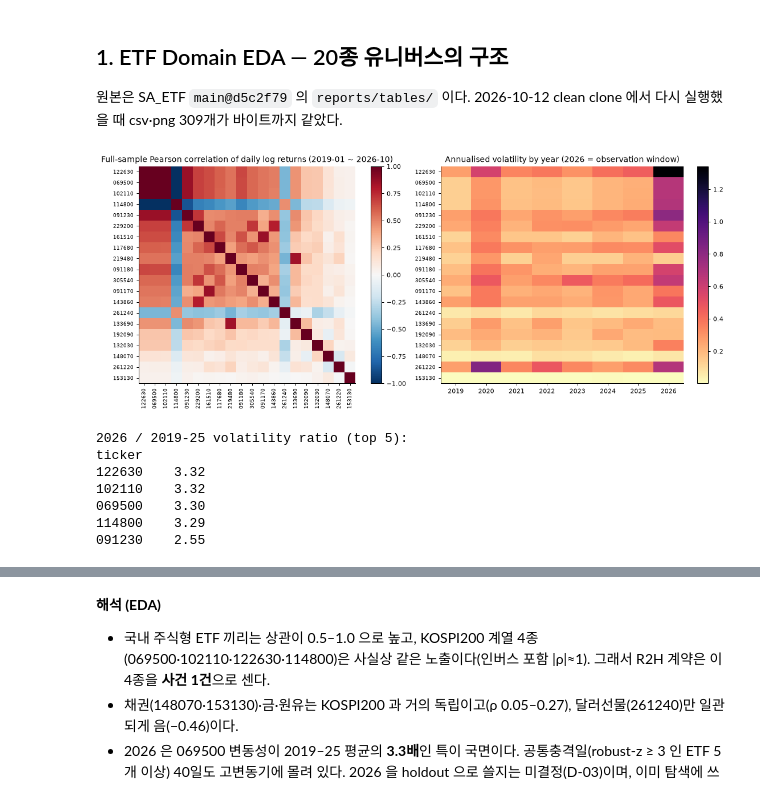
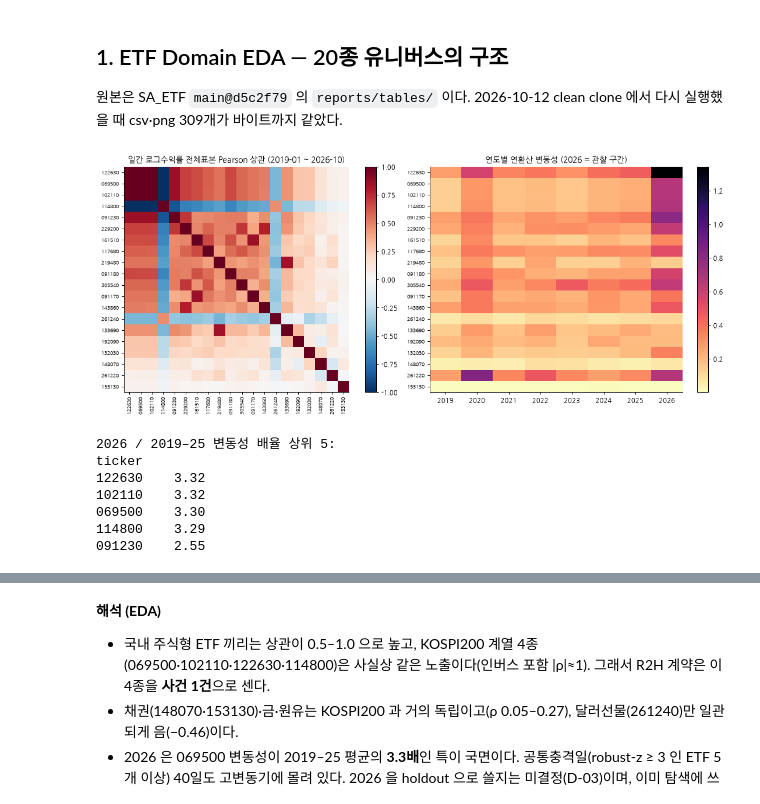
Before and after one commit to nanahyun3/R2H, a Jupyter notebook: notebooks/R2H_1012_research_synthesis.ipynb, the cells around one changed output, grey strips where cells are left out. Cells and saved outputs as stored; diff of their text form; code cells hidden in the pictures.

```diff
--- a/notebooks/R2H_1012_research_synthesis.ipynb
+++ b/notebooks/R2H_1012_research_synthesis.ipynb
@@ -207,35 +143,47 @@ pd.DataFrame(SOURCES).T[["sha", "path"]].assign(sha=lambda d: d.sha.str[:7])
 
 원본은 SA_ETF `main@d5c2f79` 의 `reports/tables/` 이다. 2026-10-12 clean clone 에서 다시 실행했을 때 csv·png 309개가 바이트까지 같았다.
 # %%
+# 전체표본 상관행렬 (20×20)
 corr = load("eda/universe_corr_pearson", index_col=0)
+# 열 이름을 문자열로 (선행 0 보존)
 corr.columns = corr.columns.astype(str)
+# 행 이름 6자리
 corr.index = corr.index.astype(str).str.zfill(6)
+# ETF 통계표
 stats = load("eda/etf_final_stats", dtype={"ticker": str}).set_index("ticker")
-order = corr.abs().sum().sort_values(ascending=False).index  # most-connected first
+# 연결 강도 순서 (절대상관 합 큰 순)
+order = corr.abs().sum().sort_values(ascending=False).index
+# 2단 그림
 fig, ax = plt.subplots(1, 2, figsize=(13, 5.2), gridspec_kw={"width_ratios": [1.15, 1]})
+# 상관 히트맵
 im = ax[0].imshow(corr.loc[order, order], cmap="RdBu_r", vmin=-1, vmax=1)
-ax[0].set_xticks(range(20), order, rotation=90, fontsize=7)
-ax[0].set_yticks(range(20), order, fontsize=7)
-ax[0].grid(False)
-ax[0].set_title("Full-sample Pearson correlation of daily log returns (2019-01 ~ 2026-10)")
+# 축 눈금
+ax[0].set_xticks(range(20), order, rotation=90, fontsize=7); ax[0].set_yticks(range(20), order, fontsize=7); ax[0].grid(False)
+# 제목
+ax[0].set_title("일간 로그수익률 전체표본 Pearson 상관 (2019-01 ~ 2026-10)")
+# 색 막대
 fig.colorbar(im, ax=ax[0], fraction=0.046)
+# 연도별 변동성 표
 vol = load("eda/universe_vol_by_year", index_col=0)
+# 행 이름 6자리
 vol.index = vol.index.astype(str).str.zfill(6)
+# 변동성 히트맵
 im2 = ax[1].imshow(vol.loc[order], cmap="magma_r", aspect="auto")
-ax[1].set_xticks(range(vol.shape[1]), vol.columns)
-ax[1].set_yticks(range(20), order, fontsize=7)
-ax[1].grid(False)
-ax[1].set_title("Annualised volatility by year (2026 = observation window)")
-fig.colorbar(im2, ax=ax[1], fraction=0.046)
-plt.tight_layout()
-show(fig, "eda_corr_vol")
+# 축 눈금
+ax[1].set_xticks(range(vol.shape[1]), vol.columns); ax[1].set_yticks(range(20), order, fontsize=7); ax[1].grid(False)
+# 제목
+ax[1].set_title("연도별 연환산 변동성 (2026 = 관찰 구간)")
+# 색 막대·저장
+fig.colorbar(im2, ax=ax[1], fraction=0.046); plt.tight_layout(); show(fig, "eda_corr_vol")
+# 2026 / 2019–25 변동성 배율
 ratio = (stats["vol_2026"] / stats["vol_2019_25"]).sort_values(ascending=False)
-print("2026 / 2019-25 volatility ratio (top 5):")
-print(ratio.head().round(2).to_string())
+# 상위 5개 출력
+print("2026 / 2019–25 변동성 배율 상위 5:"); print(ratio.head().round(2).to_string())
+# 문서 수치 고정 확인
 assert abs(corr.loc["069500", "148070"] - 0.134) < 5e-4 and abs(ratio["069500"] - 3.30) < 0.01
 # %% [output]
-[figure, old version]
+[figure, new version]
-2026 / 2019-25 volatility ratio (top 5):
+2026 / 2019–25 변동성 배율 상위 5:
 ticker
 122630    3.32
 102110    3.32
```
Also changed, not shown: parts of 11 cells of this notebook, 11 other files.
